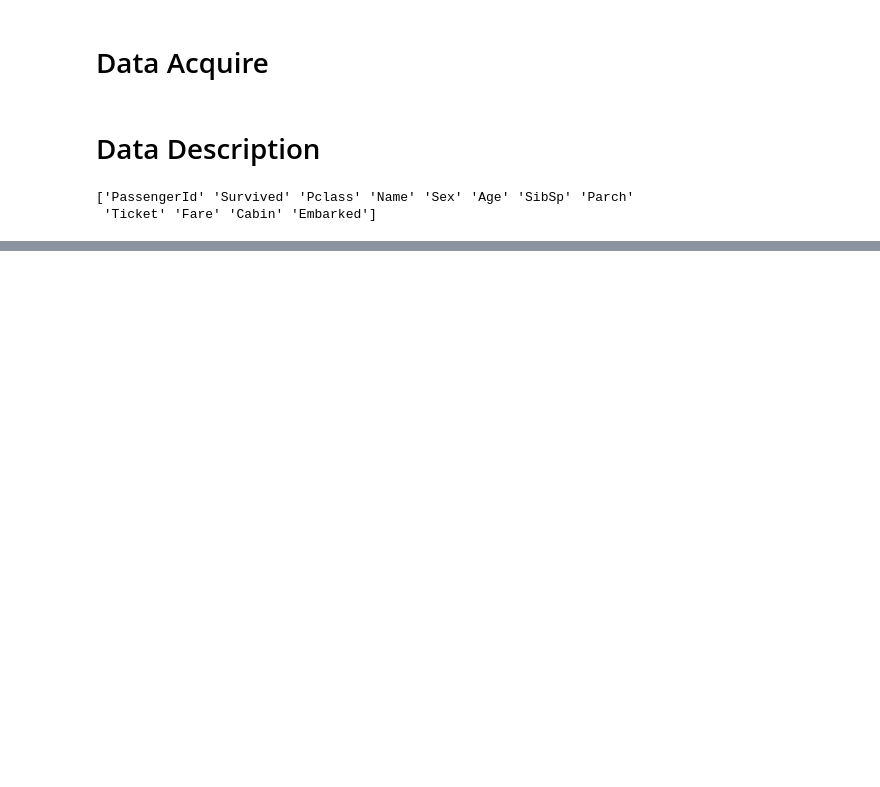
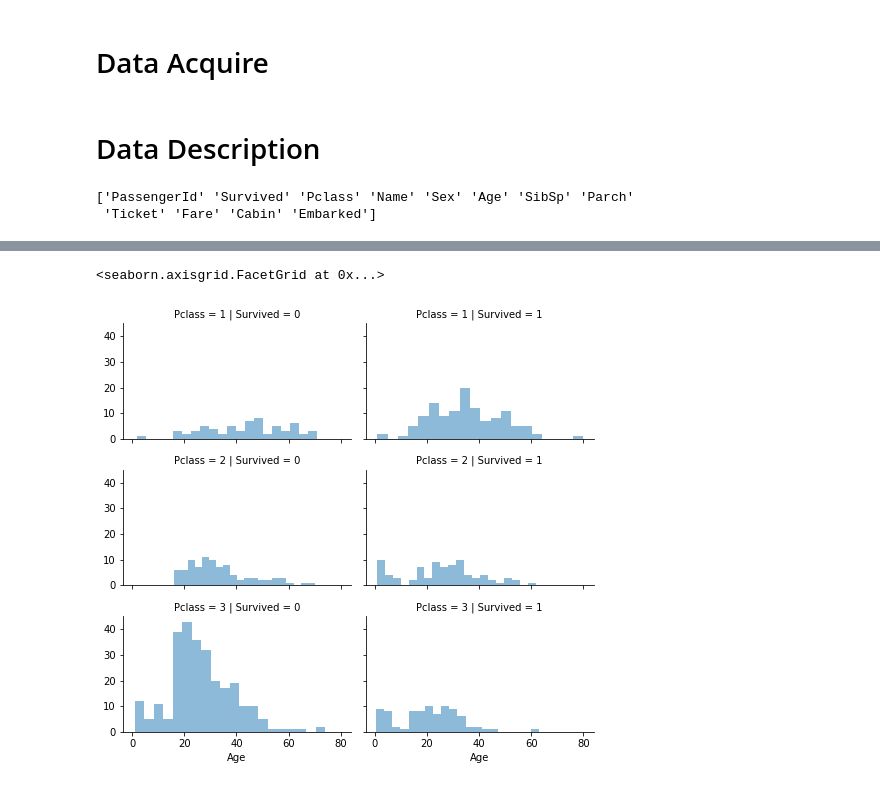
Before and after one commit to rohan-vs/Kaggle-Titanic---Machine-Learning-from-Disaster, a Jupyter notebook: Solution.ipynb, the cells around one changed output, grey strips where cells are left out. Drawn from its saved outputs; the diff is of its cells as text; code cells hidden in the pictures; blank space fills up the shorter version.

```diff
--- a/Solution.ipynb
+++ b/Solution.ipynb
@@ -44,0 +139,8 @@ train_df.head()
+# %%
+# Vizualization of Survival rate and Pclass type with age range
+map2=sns.FacetGrid(train_df, col='Survived', row='Pclass', size=2.2, aspect=1.6)
+map2.map(plt.hist, 'Age', alpha=.5, bins=20)
+map2.add_legend()
+# %% [output]
+<seaborn.axisgrid.FacetGrid at 0x...>
+[figure, added]
```
Also changed, not shown: parts of 59 cells of this notebook, 1 other file.
